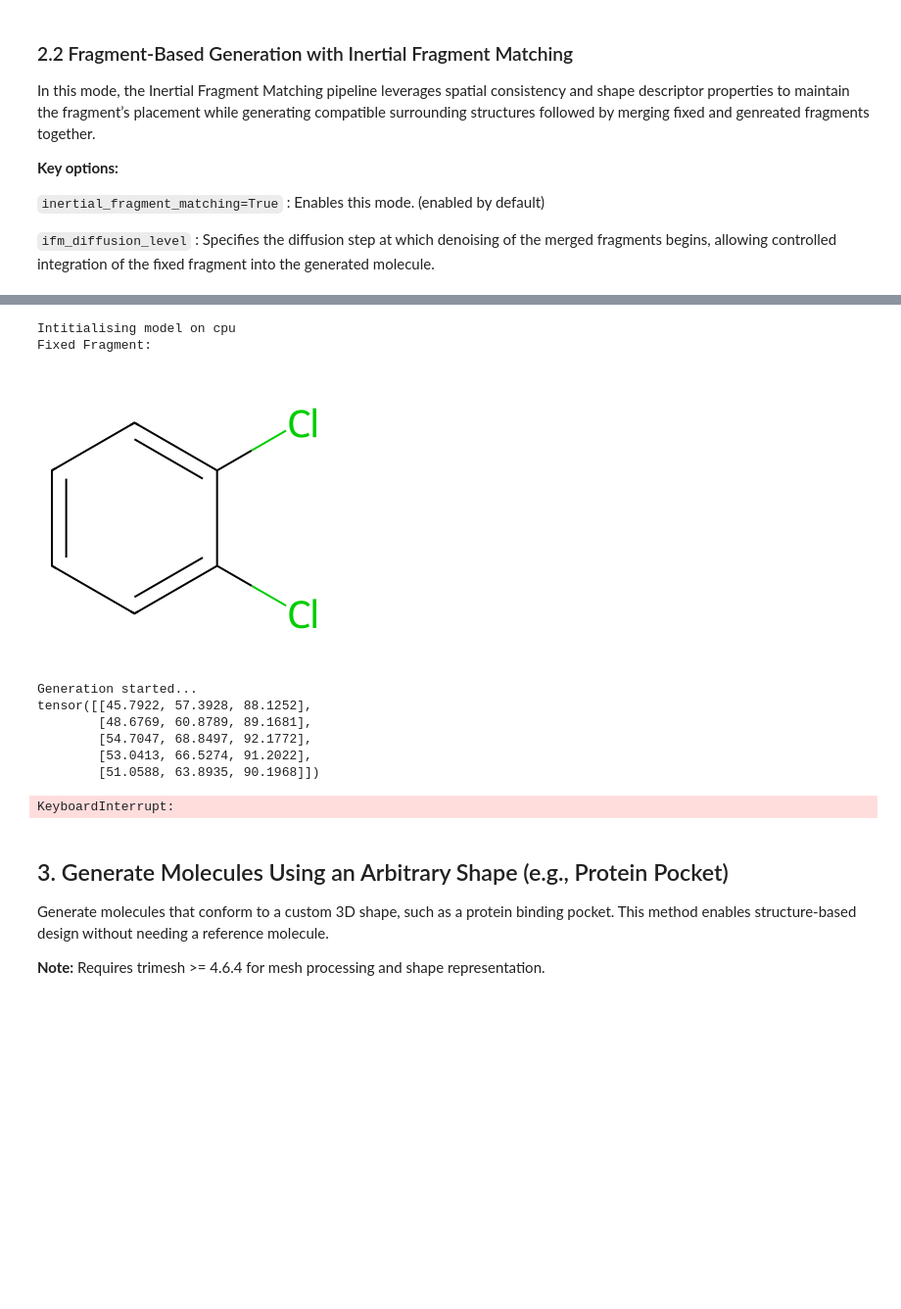
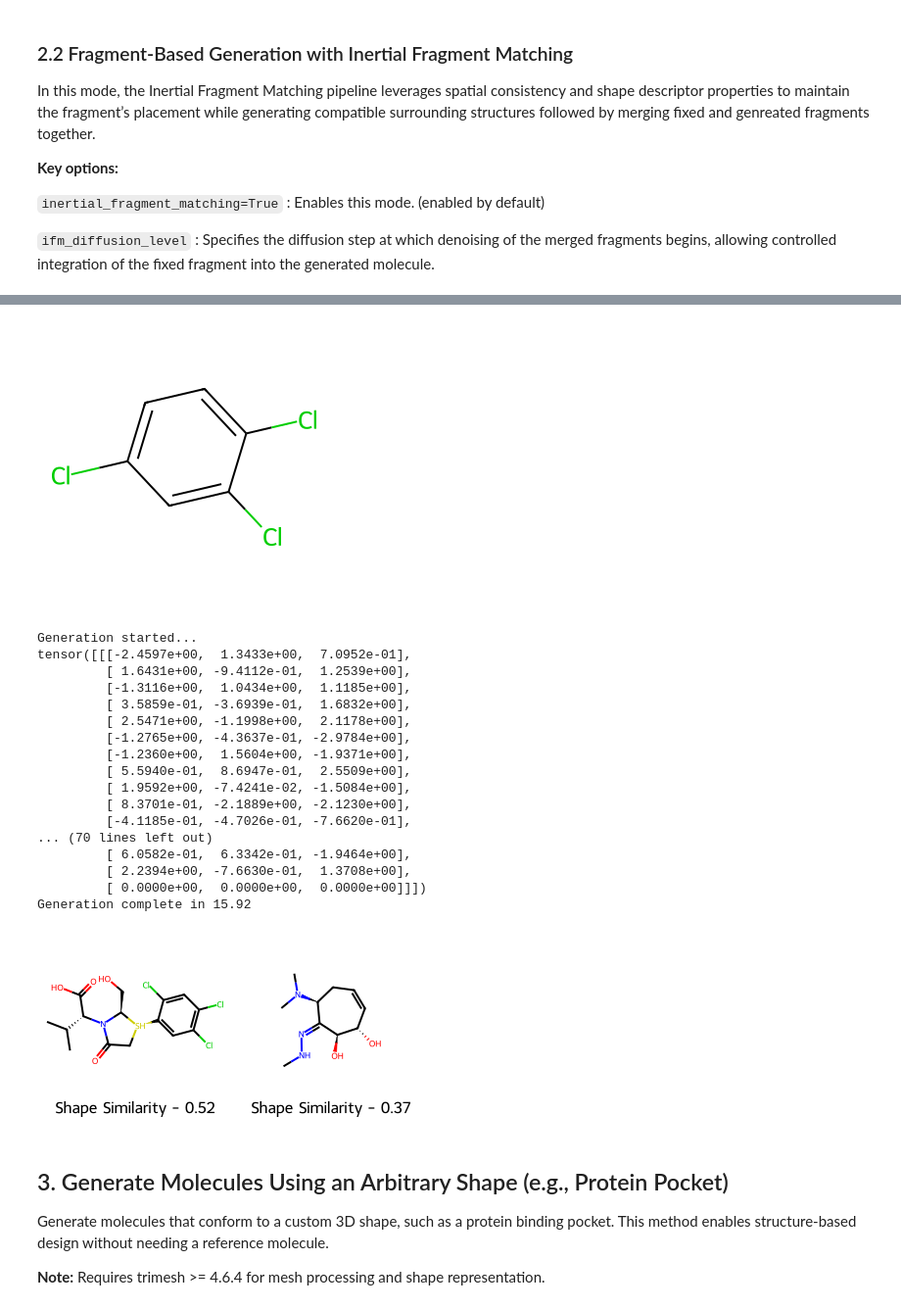
Before and after one commit to Membrizard/ml_conformer_generator, a Jupyter notebook: python_api_demo.ipynb, the cells around one changed output, grey strips where cells are left out. Shown at 98% size. Cells and saved outputs as stored; diff of their text form; code cells hidden in the pictures; blank space fills up the shorter version.

```diff
--- a/python_api_demo.ipynb
+++ b/python_api_demo.ipynb
@@ -85,7 +85,7 @@ import torch
 from rdkit import Chem, RDLogger
 from rdkit.Chem import Draw
 
-from mlconfgen import MLConformerGenerator, evaluate_samples
+from src.mlconfgen import MLConformerGenerator, evaluate_samples
 
 RDLogger.DisableLog('rdApp.*')
 
@@ -106,9 +106,9 @@ generator = MLConformerGenerator(
                                 )
 
 # Load a Reference conformer
-ref_mol = Chem.MolFromMolFile('./assets/demo_files/yibfeu.mol')
+ref_mol = Chem.MolFromMolFile('./assets/demo_files/ff_yibfeu.mol')
 # Load a Fragment, which you want generated molecules would have
-fixed_fragment = Chem.MolFromMolFile('./assets/demo_files/paba.mol')
+fixed_fragment = Chem.MolFromMolFile('./assets/demo_files/ff_yibfeu_fragment.mol')
 
 print("Fixed Fragment:")
 
@@ -122,7 +122,7 @@ start = time.time()
 samples = generator.generate_conformers(
                                         reference_conformer=ref_mol,
                                         n_samples=10,
-                                        variance=2,
+                                        variance=1,
                                         resample_steps=5,
                                         fixed_fragment=fixed_fragment,
                                         blend_power=3,
@@ -145,4 +145,3 @@ for sample in std_samples:
     legends.append(f"Shape Similarity - {round(sample['shape_tanimoto'], 2)}")
 
 Draw.MolsToGridImage(mols, legends=legends)
-#75.27
@@ -184,9 +190,9 @@ generator = MLConformerGenerator(
                                 )
 
 # Load a Reference conformer
-ref_mol = Chem.MolFromMolFile('./assets/demo_files/yibfeu.mol')
+ref_mol = Chem.MolFromMolFile('./assets/demo_files/ff_yibfeu.mol')
 # Load a Fragment, which you want generated molecules would have
-fixed_fragment = Chem.MolFromMolFile('./assets/demo_files/frag_yibfeu.mol')
+fixed_fragment = Chem.MolFromMolFile('./assets/demo_files/ff_yibfeu_fragment.mol')
 
 print("Fixed Fragment:")
 
@@ -200,13 +206,13 @@ start = time.time()
 
 samples = generator.generate_conformers(
                                         reference_conformer=ref_mol,
-                                        n_samples=5,
-                                        variance=2,
-                                        resample_steps=2,
+                                        n_samples=10,
+                                        variance=1,
+                                        resample_steps=4,
                                         fixed_fragment=fixed_fragment,
-                                        blend_power=3,
+                                        blend_power=0,
                                         inertial_fragment_matching=True,
-                                        ifm_diffusion_level= 20,
+                                        ifm_diffusion_level= 10,
                                        )
 
 print(f"Generation complete in {round(time.time() - start, 2)}")
@@ -230,13 +237,22 @@ Draw.MolsToGridImage(mols, legends=legends)
+[figure, new version]
-Intitialising model on cpu
-Fixed Fragment:
+Generation started...
+tensor([[[-2.4597e+00,  1.3433e+00,  7.0952e-01],
+         [ 1.6431e+00, -9.4112e-01,  1.2539e+00],
+         [-1.3116e+00,  1.0434e+00,  1.1185e+00],
+         [ 3.5859e-01, -3.6939e-01,  1.6832e+00],
+         [ 2.5471e+00, -1.1998e+00,  2.1178e+00],
+         [-1.2765e+00, -4.3637e-01, -2.9784e+00],
+         [-1.2360e+00,  1.5604e+00, -1.9371e+00],
+         [ 5.5940e-01,  8.6947e-01,  2.5509e+00],
+         [ 1.9592e+00, -7.4241e-02, -1.5084e+00],
+         [ 8.3701e-01, -2.1889e+00, -2.1230e+00],
+         [-4.1185e-01, -4.7026e-01, -7.6620e-01],
+... (70 lines left out)
+         [ 6.0582e-01,  6.3342e-01, -1.9464e+00],
+         [ 2.2394e+00, -7.6630e-01,  1.3708e+00],
+         [ 0.0000e+00,  0.0000e+00,  0.0000e+00]]])
+Generation complete in 15.92
-[figure, old version]
-Generation started...
-tensor([[45.7922, 57.3928, 88.1252],
-        [48.6769, 60.8789, 89.1681],
-        [54.7047, 68.8497, 92.1772],
-        [53.0413, 66.5274, 91.2022],
-        [51.0588, 63.8935, 90.1968]])
-KeyboardInterrupt:
+[figure, added]
 # %% [markdown]
 ## 3. Generate Molecules Using an Arbitrary Shape (e.g., Protein Pocket)
 
```
Also changed, not shown: parts of 2 cells of this notebook, 4 other files.
